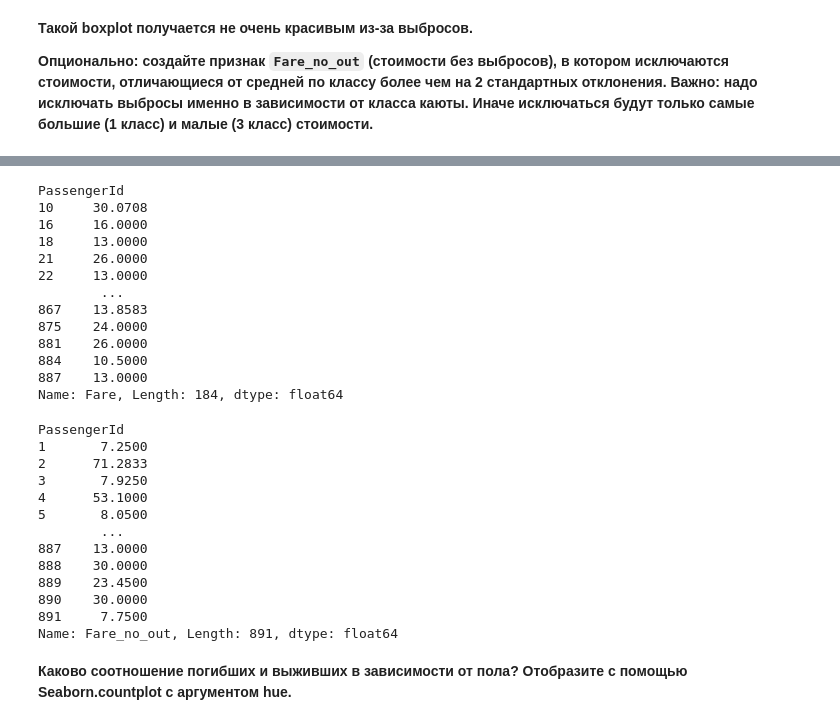
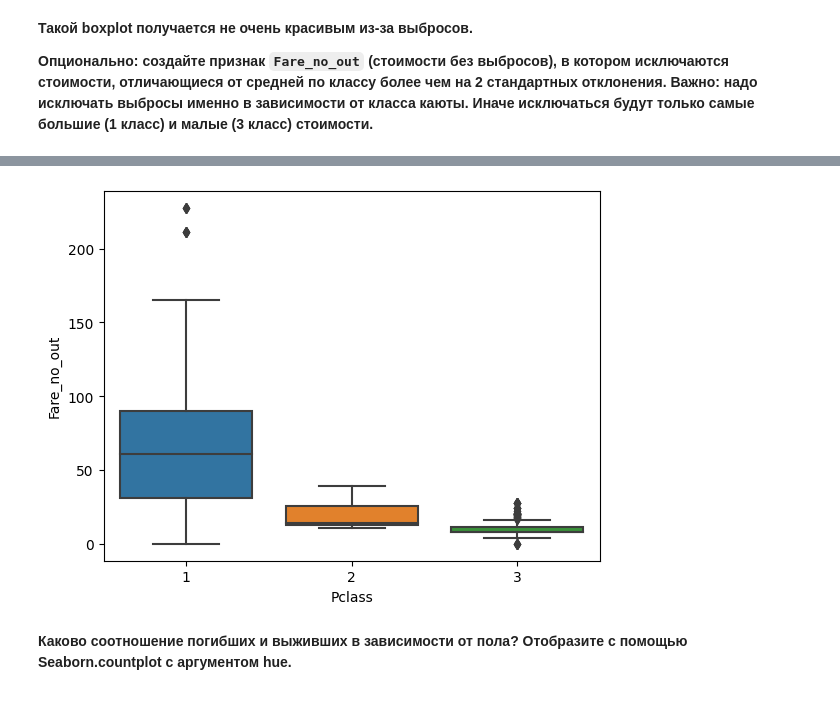
Before and after one commit to Zetis659/mlcourse.ai, a Jupyter notebook: Lessons/Lesson2 Visualisation/lesson2_practice_visual_titanic.ipynb, the cells around one changed output, grey strips where cells are left out. Cells and saved outputs as stored; diff of their text form; code cells hidden in the pictures.

Commit message:
feature: solve problems and do homework lesson2_practice_visual_titanic.ipynb

```diff
--- a/Lessons/Lesson2 Visualisation/lesson2_practice_visual_titanic.ipynb
+++ b/Lessons/Lesson2 Visualisation/lesson2_practice_visual_titanic.ipynb
@@ -204,34 +111,14 @@ Name: Fare, Length: 216, dtype: bool
-# %%
-fare_pclass2
-# %% [output]
-PassengerId
-10     30.0708
-16     16.0000
-18     13.0000
-21     26.0000
-22     13.0000
-        ...
-867    13.8583
-875    24.0000
-881    26.0000
-884    10.5000
-887    13.0000
-Name: Fare, Length: 184, dtype: float64
-# %%
-train_df['Fare_no_out']
-# %% [output]
-PassengerId
-1       7.2500
-2      71.2833
-3       7.9250
-4      53.1000
-5       8.0500
-        ...
-887    13.0000
-888    30.0000
-889    23.4500
-890    30.0000
-891     7.7500
-Name: Fare_no_out, Length: 891, dtype: float64
+# %%
+# Мой код тут
+# Создаём переменные, в которых исключаются выбросы для каждого класса
+fare_pclass1_no_out = fare_pclass1[fare_pclass1 < excluded_costs_first_class]
+fare_pclass2_no_out = fare_pclass2[fare_pclass2 < excluded_costs_second_class]
+fare_pclass3_no_out = fare_pclass3[fare_pclass3 < excluded_costs_third_class]
+# Объединяем переменные
+train_df['Fare_no_out'] = fare_pclass1_no_out.append(fare_pclass2_no_out).append(fare_pclass3_no_out);
+# %%
+sns.boxplot(data=train_df, x=train_df['Pclass'], y=train_df['Fare_no_out']);
+# %% [output]
+[figure, added]
 # %% [markdown]
 **Каково соотношение погибших и выживших в зависимости от пола? Отобразите c помощью Seaborn.countplot c аргументом hue.**
```
Also changed, not shown: parts of 25 cells of this notebook.
